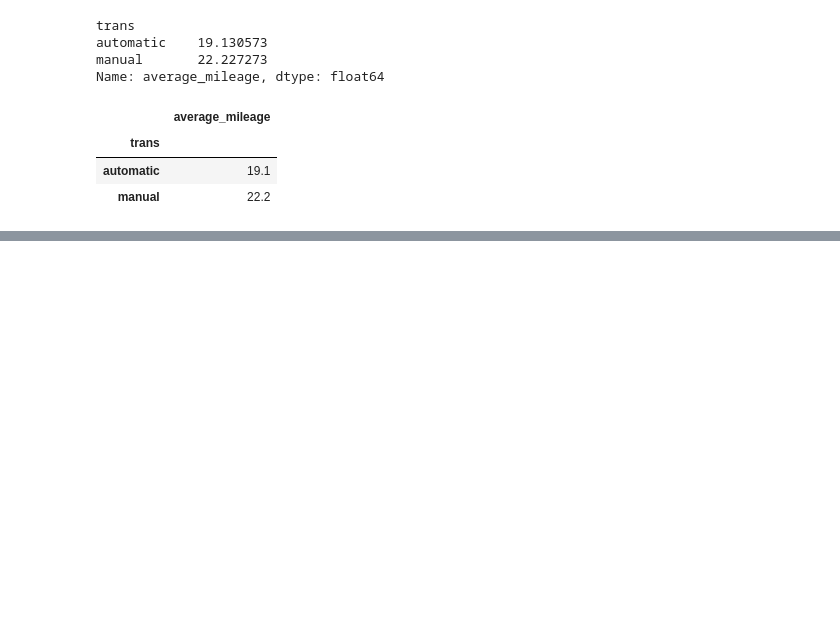
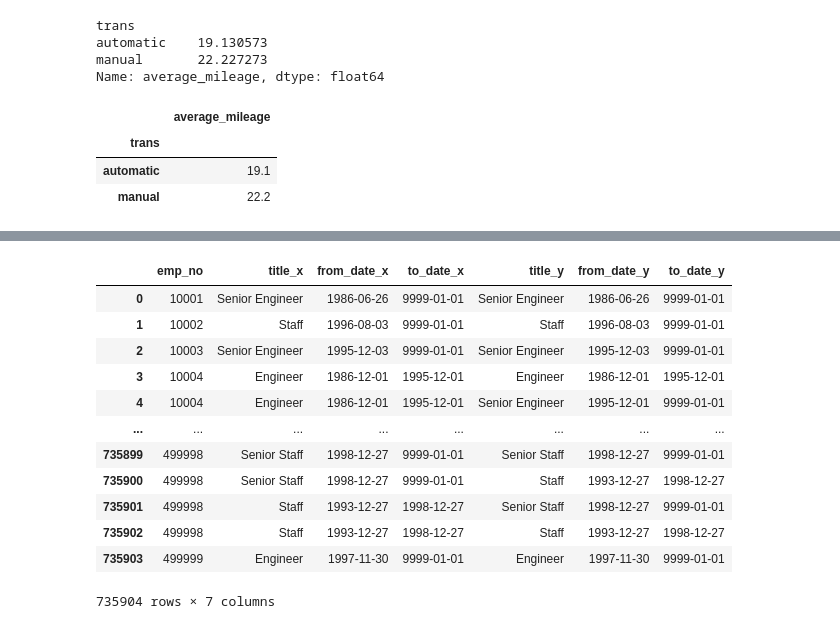
Before and after one commit to raycerna/numpy-pandas-visualization-exercises, a Jupyter notebook: advanced_dataframes.ipynb, the cells around one changed output, grey strips where cells are left out. Cells and saved outputs as stored; diff of their text form; code cells hidden in the pictures; blank space fills up the shorter version.

Commit message:
adding advanced dataframes exercises

```diff
--- a/advanced_dataframes.ipynb
+++ b/advanced_dataframes.ipynb
@@ -444,0 +582,18 @@ df.groupby('trans')[['average_mileage']].mean().round(1)
+# %%
+#3.5 join employees and titles df together?
+employee_titles = pd.merge(employees, titles, left_on='emp_no', right_on='emp_no', how='inner')
+employee_titles
+# %% [output]
+|  | emp_no | title_x | from_date_x | to_date_x | title_y | from_date_y | to_date_y |
+| 0 | 10001 | Senior Engineer | 1986-06-26 | 9999-01-01 | Senior Engineer | 1986-06-26 | 9999-01-01 |
+| 1 | 10002 | Staff | 1996-08-03 | 9999-01-01 | Staff | 1996-08-03 | 9999-01-01 |
+| 2 | 10003 | Senior Engineer | 1995-12-03 | 9999-01-01 | Senior Engineer | 1995-12-03 | 9999-01-01 |
+| 3 | 10004 | Engineer | 1986-12-01 | 1995-12-01 | Engineer | 1986-12-01 | 1995-12-01 |
+| 4 | 10004 | Engineer | 1986-12-01 | 1995-12-01 | Senior Engineer | 1995-12-01 | 9999-01-01 |
+| ... | ... | ... | ... | ... | ... | ... | ... |
+| 735899 | 499998 | Senior Staff | 1998-12-27 | 9999-01-01 | Senior Staff | 1998-12-27 | 9999-01-01 |
+| 735900 | 499998 | Senior Staff | 1998-12-27 | 9999-01-01 | Staff | 1993-12-27 | 1998-12-27 |
+| 735901 | 499998 | Staff | 1993-12-27 | 1998-12-27 | Senior Staff | 1998-12-27 | 9999-01-01 |
+| 735902 | 499998 | Staff | 1993-12-27 | 1998-12-27 | Staff | 1993-12-27 | 1998-12-27 |
+| 735903 | 499999 | Engineer | 1997-11-30 | 9999-01-01 | Engineer | 1997-11-30 | 9999-01-01 |
+735904 rows × 7 columns
```
Also changed, not shown: parts of 13 cells of this notebook.
